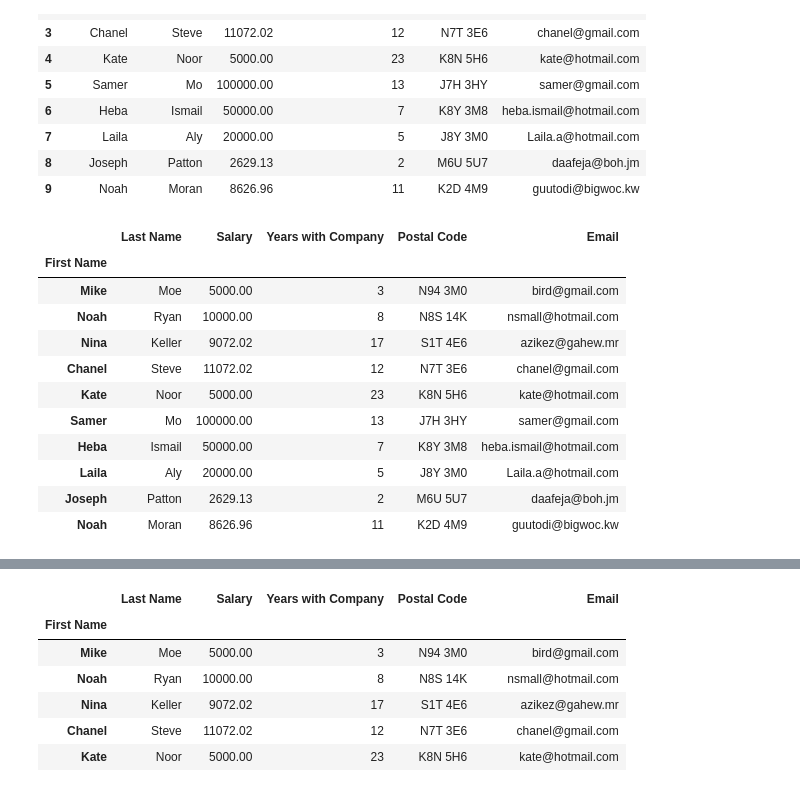
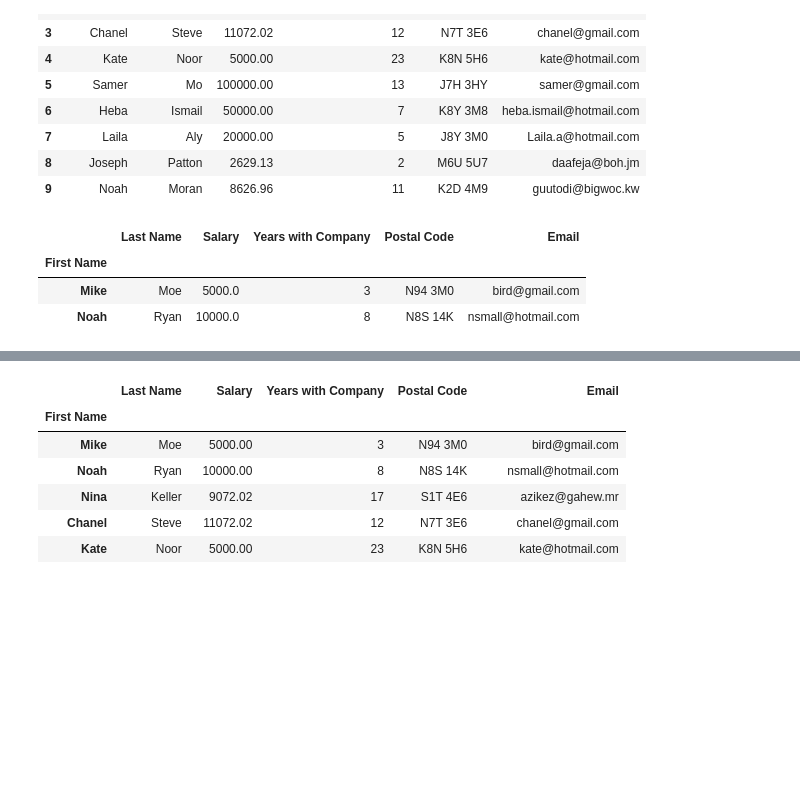
Before and after one commit to miguelestradam3/jupyter_pandas_second_training, a Jupyter notebook: Pandas for Data Analysis - Learning Path Part 2.ipynb, the cells around one changed output, grey strips where cells are left out. Cells and saved outputs as stored; diff of their text form; code cells hidden in the pictures; blank space fills up the shorter version.

```diff
--- a/Pandas for Data Analysis - Learning Path Part 2.ipynb
+++ b/Pandas for Data Analysis - Learning Path Part 2.ipynb
@@ -141,18 +86,12 @@ employee_df
 | 9 | Noah | Moran | 8626.96 | 11 | K2D 4M9 | guutodi@bigwoc.kw |
 # %%
 # You can assign a specific column to be the index as follows
+employee_df.set_index('First Name', inplace=True)
+employee_df.head(2)
 # %% [output]
 |  | Last Name | Salary | Years with Company | Postal Code | Email |
 | First Name |  |  |  |  |  |
-| Mike | Moe | 5000.00 | 3 | N94 3M0 | bird@gmail.com |
-| Noah | Ryan | 10000.00 | 8 | N8S 14K | nsmall@hotmail.com |
-| Nina | Keller | 9072.02 | 17 | S1T 4E6 | azikez@gahew.mr |
-| Chanel | Steve | 11072.02 | 12 | N7T 3E6 | chanel@gmail.com |
-| Kate | Noor | 5000.00 | 23 | K8N 5H6 | kate@hotmail.com |
-| Samer | Mo | 100000.00 | 13 | J7H 3HY | samer@gmail.com |
-| Heba | Ismail | 50000.00 | 7 | K8Y 3M8 | heba.ismail@hotmail.com |
-| Laila | Aly | 20000.00 | 5 | J8Y 3M0 | Laila.a@hotmail.com |
-| Joseph | Patton | 2629.13 | 2 | M6U 5U7 | daafeja@boh.jm |
-| Noah | Moran | 8626.96 | 11 | K2D 4M9 | guutodi@bigwoc.kw |
+| Mike | Moe | 5000.0 | 3 | N94 3M0 | bird@gmail.com |
+| Noah | Ryan | 10000.0 | 8 | N8S 14K | nsmall@hotmail.com |
 # %%
 # You can go back and use numeric index using reset_index
```
Also changed, not shown: parts of 83 cells of this notebook.
